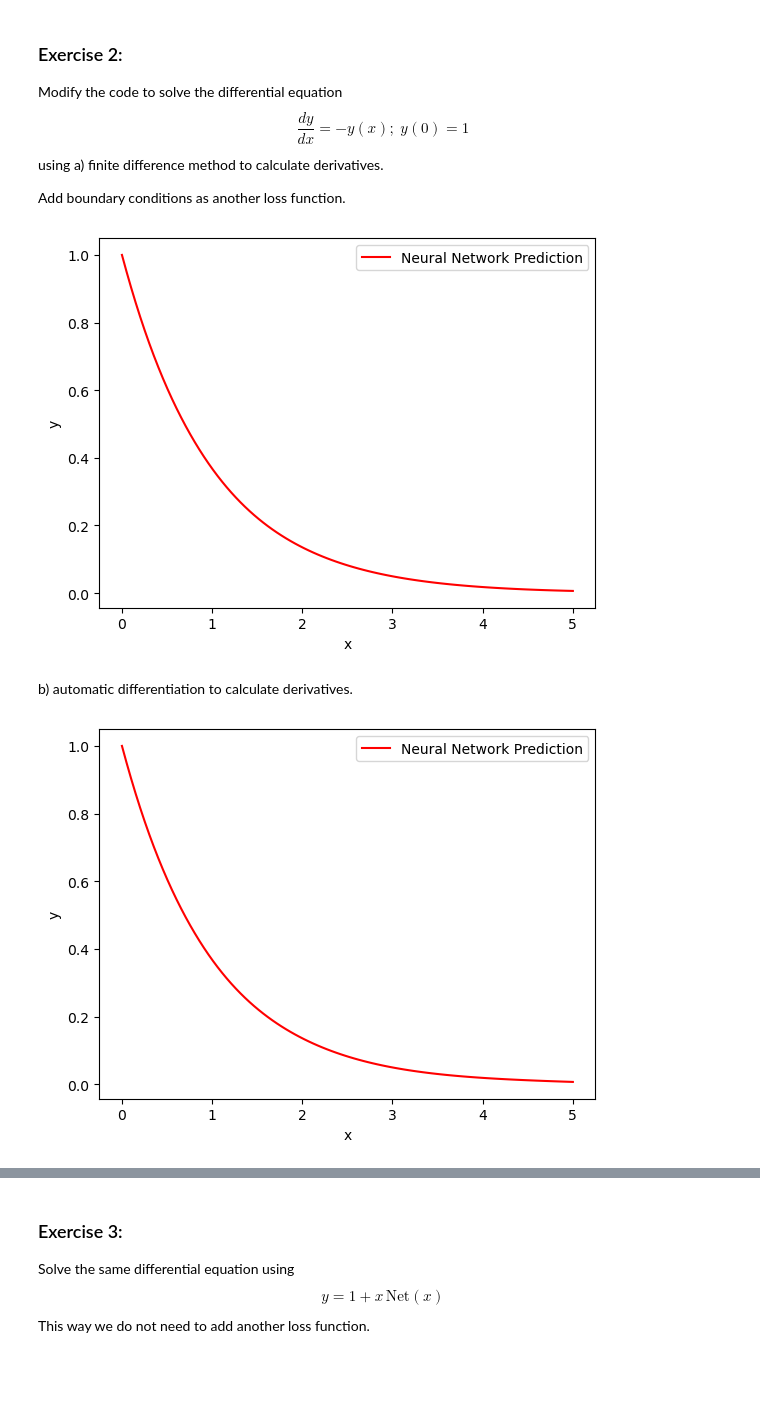
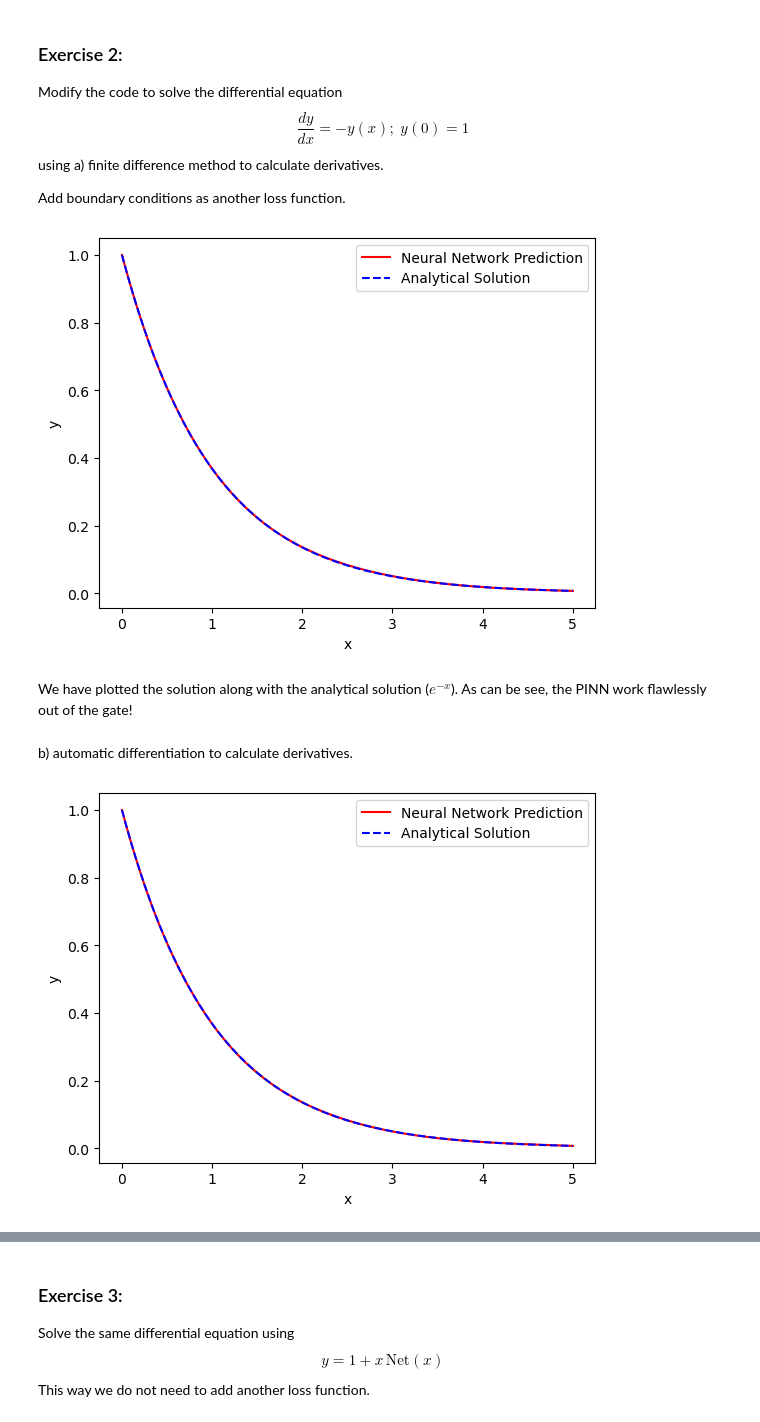
Before and after one commit to JakobSchauser/MscPhysics, a Jupyter notebook: ComputationalAstrophysics/6 Neural Networks/1dregression.ipynb, the cells around one changed output, grey strips where cells are left out. Cells and saved outputs as stored; diff of their text form; code cells hidden in the pictures; blank space fills up the shorter version.

```diff
--- a/ComputationalAstrophysics/6 Neural Networks/1dregression.ipynb
+++ b/ComputationalAstrophysics/6 Neural Networks/1dregression.ipynb
@@ -51,7 +51,7 @@ def train_net(net, x, get_dydx, get_y_lhs, get_y_rhs, criterion, verbose = False
 
     # Print the final loss
 
-def plot_net(net, x, get_y, ax = None):
+def plot_net(net, x, get_y, ax = None, analytical = None):
     # Plot the results
     with torch.no_grad():
         outputs = get_y(x, net)
@@ -62,6 +62,8 @@ def plot_net(net, x, get_y, ax = None):
         plot_ax = ax
 
     plot_ax.plot(x.detach().numpy(),  outputs.detach().numpy(), label='Neural Network Prediction', color='red')
+    if analytical is not None:
+        plot_ax.plot(x.detach().numpy(), analytical(x.detach().numpy()), '--',label='Analytical Solution', color='blue')
     plot_ax.set_xlabel('x')
     plot_ax.set_ylabel('y')
     plot_ax.legend()
@@ -79,27 +81,31 @@ using
 
 Add boundary conditions as another loss function.
 # %%
+analytical = lambda x: np.exp(-x)
+
 
 def get_dydx(x, net, getout):
     h = 0.001
     dydx = (getout(x+h, net) - getout(x-h, net)) /(2*h)
     return -dydx
 
 
 def get_y(x, net):
     return net(x)
 
 
 net = Net()
 
 MSELoss_w_bound = lambda x, y: MSELoss(x, y) + torch.square(net(torch.tensor([0.])) - torch.tensor( [1.]))/10.
 
 
 train_net(net, x, get_dydx, get_y, get_y, MSELoss_w_bound)
 
-plot_net(net, x, get_y)
+plot_net(net, x, get_y, analytical = analytical)
 # %% [output]
-[figure, old version]
+[figure, new version]
+# %% [markdown]
+We have plotted the solution along with the analytical solution ($e^{-x}$). As can be see, the PINN work flawlessly out of the gate!
 # %% [markdown]
  b) automatic differentiation to calculate derivatives.
 # %%
@@ -113,6 +119,6 @@ net = Net()
 
 train_net(net, x, get_dydx_auto, get_y, get_y, MSELoss_w_bound)
 
-plot_net(net, x, get_y)
+plot_net(net, x, get_y, analytical = analytical)
 # %% [output]
-[figure, old version]
+[figure, new version]
```
Also changed, not shown: parts of 5 cells of this notebook, 6 other files.
